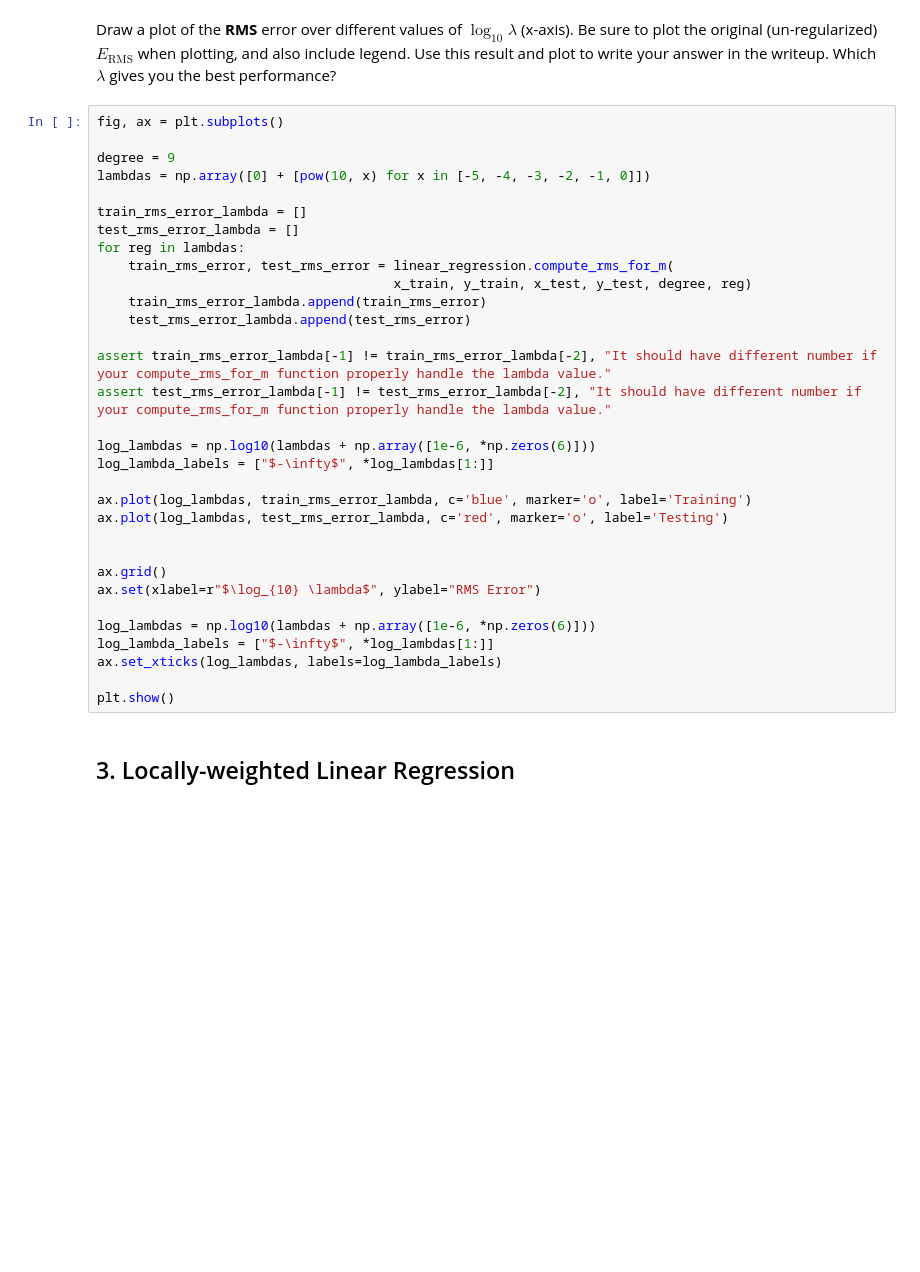
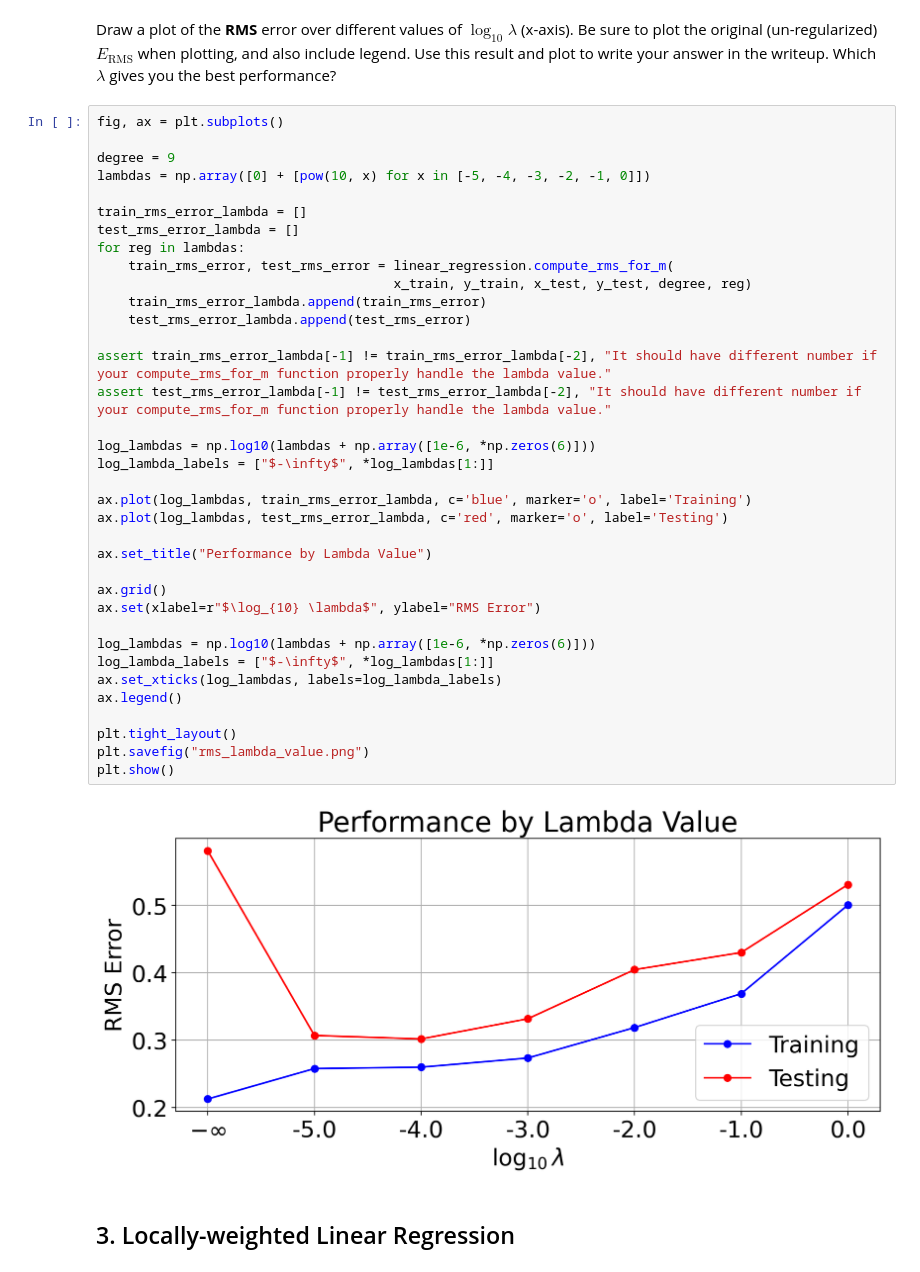
Before and after one commit to andrmayo/eecs545_hw1, a Jupyter notebook: linear_regression.ipynb, the cells around one changed output. Cells and saved outputs as stored; diff of their text form; blank space fills up the shorter version.

```diff
--- a/linear_regression.ipynb
+++ b/linear_regression.ipynb
@@ -340,33 +394,39 @@ fig, ax = plt.subplots()
 
 degree = 9
 lambdas = np.array([0] + [pow(10, x) for x in [-5, -4, -3, -2, -1, 0]])
 
 train_rms_error_lambda = []
 test_rms_error_lambda = []
 for reg in lambdas:
     train_rms_error, test_rms_error = linear_regression.compute_rms_for_m(
                                       x_train, y_train, x_test, y_test, degree, reg)
     train_rms_error_lambda.append(train_rms_error)
     test_rms_error_lambda.append(test_rms_error)
 
 assert train_rms_error_lambda[-1] != train_rms_error_lambda[-2], "It should have different number if your compute_rms_for_m function properly handle the lambda value."
 assert test_rms_error_lambda[-1] != test_rms_error_lambda[-2], "It should have different number if your compute_rms_for_m function properly handle the lambda value."
 
 log_lambdas = np.log10(lambdas + np.array([1e-6, *np.zeros(6)]))
 log_lambda_labels = ["$-\infty$", *log_lambdas[1:]]
 
 ax.plot(log_lambdas, train_rms_error_lambda, c='blue', marker='o', label='Training')
 ax.plot(log_lambdas, test_rms_error_lambda, c='red', marker='o', label='Testing')
 
+ax.set_title("Performance by Lambda Value")
 
 ax.grid()
 ax.set(xlabel=r"$\log_{10} \lambda$", ylabel="RMS Error")
 
 log_lambdas = np.log10(lambdas + np.array([1e-6, *np.zeros(6)]))
 log_lambda_labels = ["$-\infty$", *log_lambdas[1:]]
 ax.set_xticks(log_lambdas, labels=log_lambda_labels)
+ax.legend()
 
+plt.tight_layout()
+plt.savefig("rms_lambda_value.png")
 plt.show()
+# %% [output]
+[figure, added]
 # %% [markdown]
 ## 3. Locally-weighted Linear Regression
 # %% [markdown]
```
Also changed, not shown: parts of 12 cells of this notebook, 7 other files.
